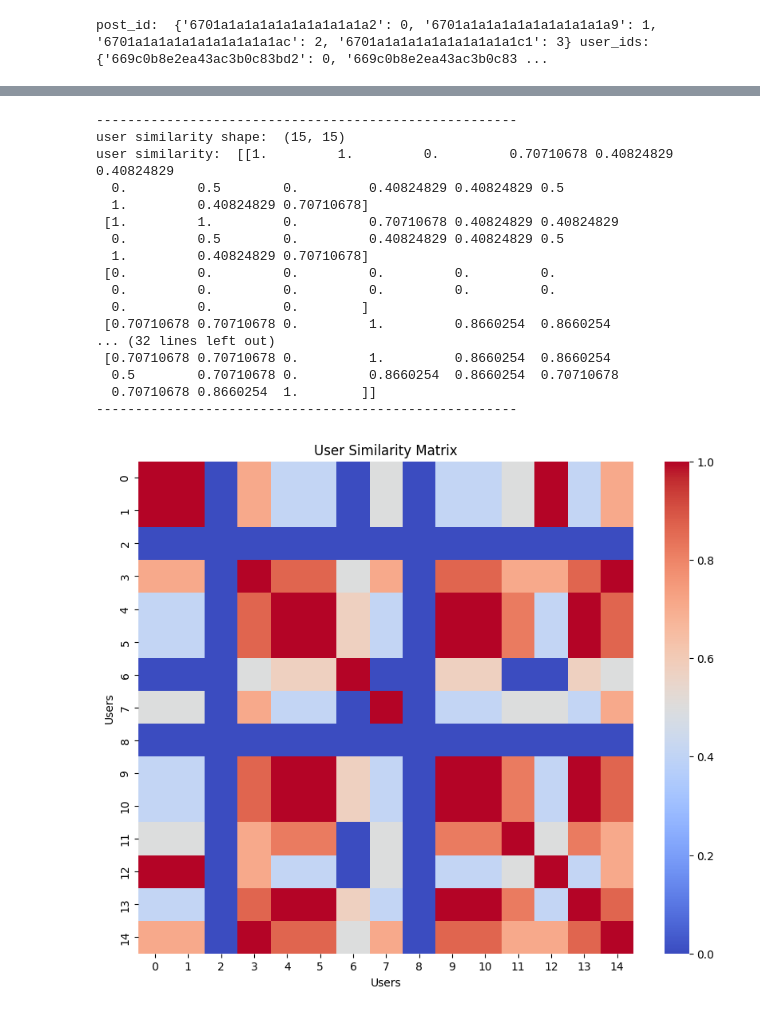
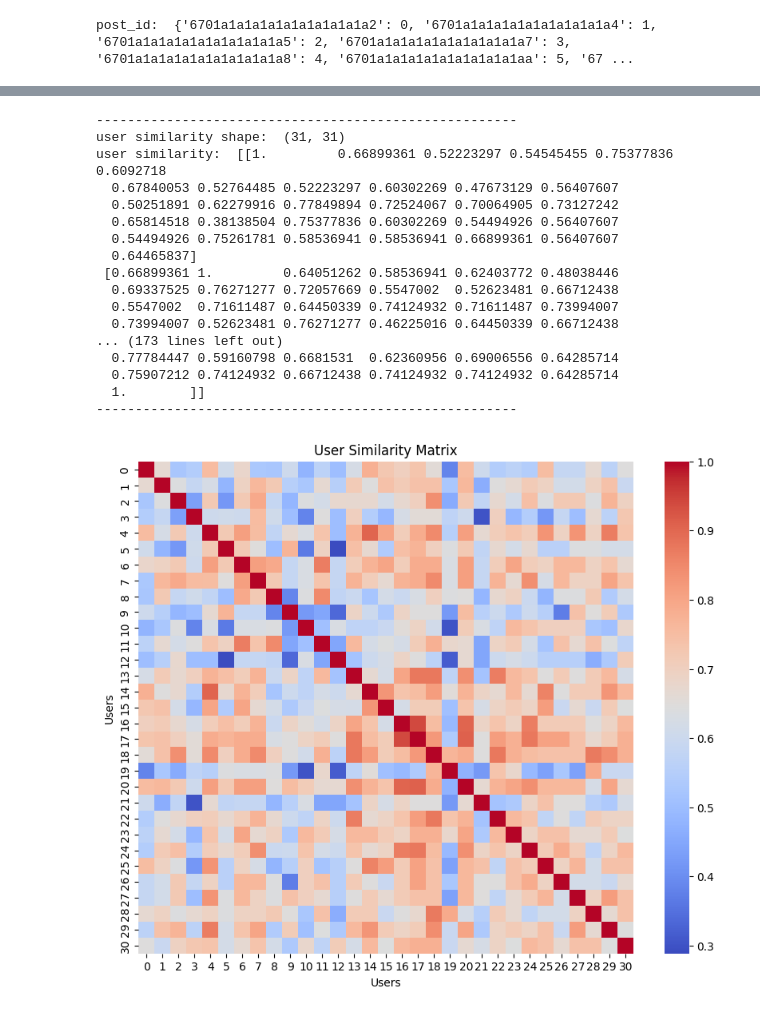
Before and after one commit to naufalrz-qi/FHnBcollaborativeFiltering, a Jupyter notebook: alg_collaborativeFilteringtestSearchwitEvaluation.ipynb, the cells around one changed output, grey strips where cells are left out. Drawn from its saved outputs; the diff is of its cells as text; code cells hidden in the pictures.

```diff
--- a/alg_collaborativeFilteringtestSearchwitEvaluation.ipynb
+++ b/alg_collaborativeFilteringtestSearchwitEvaluation.ipynb
@@ -10,11 +10,14 @@ import json
 import pandas as pd
 import matplotlib.pyplot as plt
 import seaborn as sns
+import os
+from dotenv import load_dotenv
 
+load_dotenv()
+mongo_uri = os.getenv('MONGO_URI')
+client = MongoClient(mongo_uri)
+db = client[os.getenv('MONGO_DB_NAME')]
 
-# Connect to MongoDB
-client = MongoClient('mongodb://localhost:27017')
-db = client['collaborativefilteringtest']  # Database name
 users_collection = db['users']
 posts_collection = db['posts']
 likes_collection = db['likes']
@@ -36,7 +39,7 @@ def predict_rating(user_idx, post_idx, train_matrix, user_similarity):
         return 0
     return weighted_sum / similarity_sum
 
-query='hukum'
+query='apa'
 def train_search_model(query):
     # Fetch data from MongoDB
     users = list(users_collection.find())
@@ -203,6 +206,9 @@ def train_search_model(query):
             if test_matrix[user_idx, post_idx] != 0:
                 actual_ratings.append(test_matrix[user_idx, post_idx])
                 predicted_ratings.append(predict_rating(user_idx, post_idx, train_matrix, user_similarity))
+    if len(actual_ratings) == 0 or len(predicted_ratings) == 0:
+        print("Warning: Salah satu atau kedua array kosong.")
+        return None  # atau lakukan penanganan yang sesuai
 
     mae = mean_absolute_error(actual_ratings, predicted_ratings)
     print(f'Mean Absolute Error: {mae}')
@@ -270,11 +276,15 @@ def visualize_user_similarity(user_similarity):
     plt.show()
 
 # Train the model
-query='hukum'
-train_matrix, recommendations, user_similarity = train_search_model(query)
+query='apa'
+result = train_search_model(query)
 
-# Visualize the recommendations and user similarities
-visualize_recommendations(recommendations)
-visualize_user_similarity(user_similarity)
+if result is not None:
+    train_matrix, recommendations, user_similarity = result
+    # Visualize the recommendations and user similarities
+    visualize_recommendations(recommendations)
+    visualize_user_similarity(user_similarity)
+else:
+    print("Gagal melatih model. Tidak dapat melanjutkan.")
 # %% [output]
-post_id:  {'6701a1a1a1a1a1a1a1a1a1a2': 0, '6701a1a1a1a1a1a1a1a1a1a9': 1, '6701a1a1a1a1a1a1a1a1a1ac': 2, '6701a1a1a1a1a1a1a1a1a1c1': 3} user_ids:  {'669c0b8e2ea43ac3b0c83bd2': 0, '669c0b8e2ea43ac3b0c83 ...
+post_id:  {'6701a1a1a1a1a1a1a1a1a1a2': 0, '6701a1a1a1a1a1a1a1a1a1a4': 1, '6701a1a1a1a1a1a1a1a1a1a5': 2, '6701a1a1a1a1a1a1a1a1a1a7': 3, '6701a1a1a1a1a1a1a1a1a1a8': 4, '6701a1a1a1a1a1a1a1a1a1aa': 5, '67 ...
@@ -282,19 +292,19 @@ post_id:  {'6701a1a1a1a1a1a1a1a1a1a2': 0, '6701a1a1a1a1a1a1a1a1a1a9': 1, '6701a1
 ------------------------------------------------------
-user similarity shape:  (15, 15)
-user similarity:  [[1.         1.         0.         0.70710678 0.40824829 0.40824829
-  0.         0.5        0.         0.40824829 0.40824829 0.5
-  1.         0.40824829 0.70710678]
- [1.         1.         0.         0.70710678 0.40824829 0.40824829
-  0.         0.5        0.         0.40824829 0.40824829 0.5
-  1.         0.40824829 0.70710678]
- [0.         0.         0.         0.         0.         0.
-  0.         0.         0.         0.         0.         0.
-  0.         0.         0.        ]
- [0.70710678 0.70710678 0.         1.         0.8660254  0.8660254
-... (32 lines left out)
- [0.70710678 0.70710678 0.         1.         0.8660254  0.8660254
-  0.5        0.70710678 0.         0.8660254  0.8660254  0.70710678
-  0.70710678 0.8660254  1.        ]]
+user similarity shape:  (31, 31)
+user similarity:  [[1.         0.66899361 0.52223297 0.54545455 0.75377836 0.6092718
+  0.67840053 0.52764485 0.52223297 0.60302269 0.47673129 0.56407607
+  0.50251891 0.62279916 0.77849894 0.72524067 0.70064905 0.73127242
+  0.65814518 0.38138504 0.75377836 0.60302269 0.54494926 0.56407607
+  0.54494926 0.75261781 0.58536941 0.58536941 0.66899361 0.56407607
+  0.64465837]
+ [0.66899361 1.         0.64051262 0.58536941 0.62403772 0.48038446
+  0.69337525 0.76271277 0.72057669 0.5547002  0.52623481 0.66712438
+  0.5547002  0.71611487 0.64450339 0.74124932 0.71611487 0.73994007
+  0.73994007 0.52623481 0.76271277 0.46225016 0.64450339 0.66712438
+... (173 lines left out)
+  0.77784447 0.59160798 0.6681531  0.62360956 0.69006556 0.64285714
+  0.75907212 0.74124932 0.66712438 0.74124932 0.74124932 0.64285714
+  1.        ]]
 ------------------------------------------------------
-[figure, old version]
+[figure, new version]
 Processing recommendations for user index: 0
```
Also changed, not shown: parts of 2 cells of this notebook, 27 other files.
